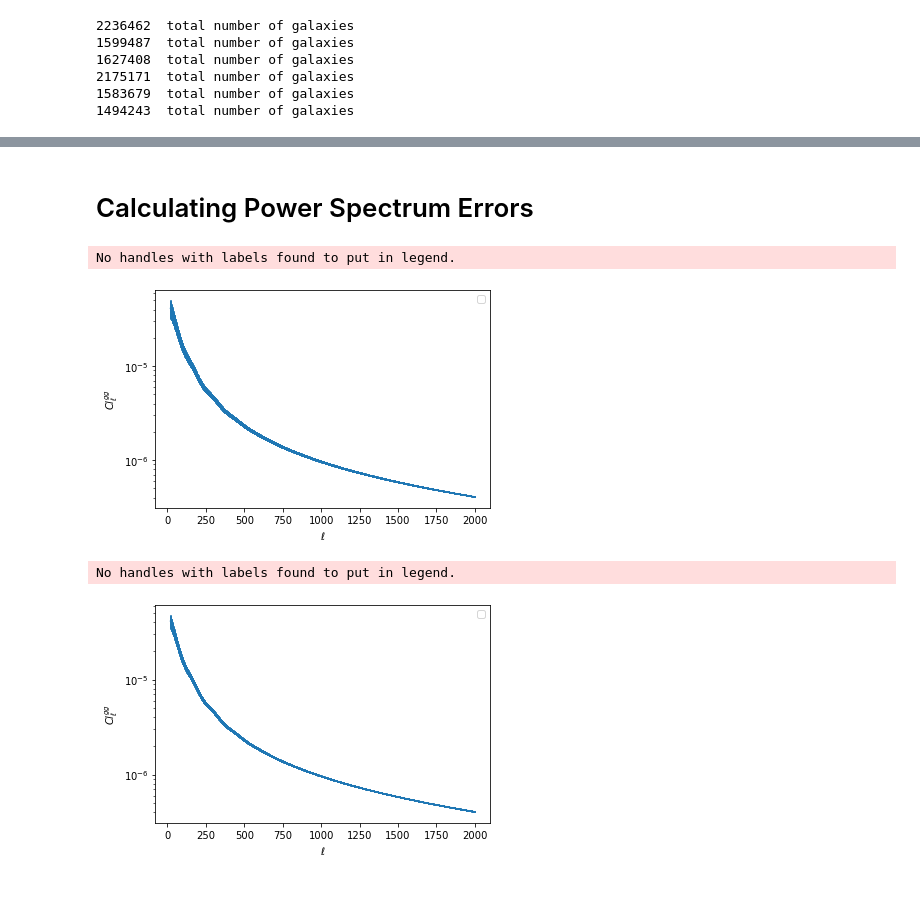
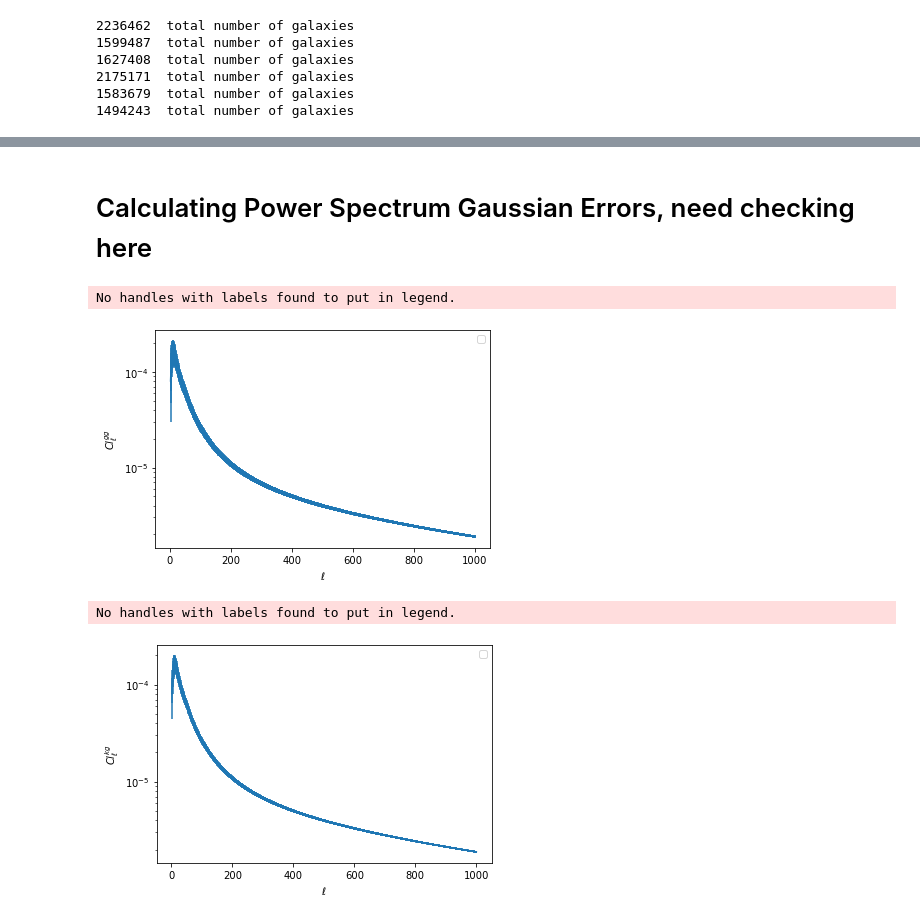
Before and after one commit to catketchup/DES_ACT_test, a Jupyter notebook: th_nonlinear.ipynb, the cells around one changed output, grey strips where cells are left out. Cells and saved outputs as stored; diff of their text form; code cells hidden in the pictures; blank space fills up the shorter version.

```diff
--- a/th_nonlinear.ipynb
+++ b/th_nonlinear.ipynb
@@ -145,5 +136,5 @@ for i in range(des_bins):
 # %%
 # plot scale
-ellmin = 20
-ellmax = 2000
-ells = np.arange(ellmin, ellmax+1, 1)
+lmin = 2
+lmax = 1000
+ls = np.arange(lmin, lmax+1, 1)
@@ -161,0 +141,12 @@ plt.plot(ells, (cl_gg_th_nl/cl_gg_th)[ells])
+# %%
+# plot clgg
+i,j = 1, 1
+
+clgg_input = np.loadtxt(data_path1+'input_linear/clgg_input_z%sf2z%s.dat' %(i,j))
+clgg_input_nl = np.loadtxt(data_path1+'input_nonlinear/clgg_input_nl_z%sf2z%s.dat' %(i,j))
+plt.plot(ls, clgg_input[:,1][ls], label='th linear')
+plt.plot(ls, clgg_input_nl[:,1][ls], label='th nonlinear')
+plt.legend()
+plt.xlabel(r'$\ell$')
+plt.ylabel(r'$Cl^{gg}_{\ell}$')
+plt.yscale('log')
@@ -162,26 +169,26 @@ plt.plot(ells, (cl_gg_th_nl/cl_gg_th)[ells])
 # %% [markdown]
-# Calculating Power Spectrum Errors
+# Calculating Power Spectrum Gaussian Errors, need checking here
 # %%
 # gaussian, gg
-err = np.sqrt(2/(2*ells+1)*cl_gg_th_nl[ells]**2)
-
-plt.errorbar(ells, cl_gg_th_nl[ells], yerr=err)
+err = np.sqrt(2/(2*ls+1)*clgg_input_nl[:,1][ls]**2)
+plt.errorbar(ls, clgg_input_nl[:,1][ls], yerr=err)
 plt.legend()
 plt.xlabel(r'$\ell$')
 plt.ylabel(r'$Cl^{gg}_{\ell}$')
 plt.yscale('log')
 # %% [output]
 No handles with labels found to put in legend.
-[figure, old version]
+[figure, new version]
 # %%
 # gaussian, kg
 nlkk = np.loadtxt(data_path1+'NOISE_ESTIMATE.TXT')
-err = np.sqrt(1/(2*ells+1)*(cl_gg_th_nl[ells]*(clkk_th[ells]+nlkk[ells])+cl_gg_th_nl[ells]**2))
-plt.errorbar(ells, cl_gg_th_nl[ells], yerr=err)
+err = np.sqrt(1/(2*ls+1)*(clgg_input_nl[:,1][ls]*(clkk_th[ls]+nlkk[ls])+clgg_input_nl[:,1][ls]**2))
+
+plt.errorbar(ls, clgg_input_nl[:,1][ls], yerr=err)
 plt.legend()
 plt.xlabel(r'$\ell$')
 plt.ylabel(r'$Cl^{kg}_{\ell}$')
 plt.yscale('log')
 # %% [output]
 No handles with labels found to put in legend.
-[figure, old version]
+[figure, new version]
```
Also changed, not shown: parts of 20 cells of this notebook, 55 other files.
